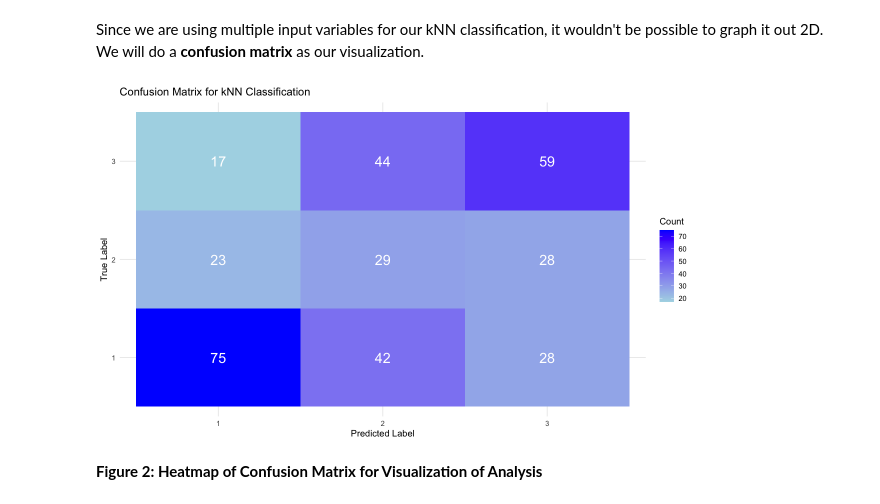
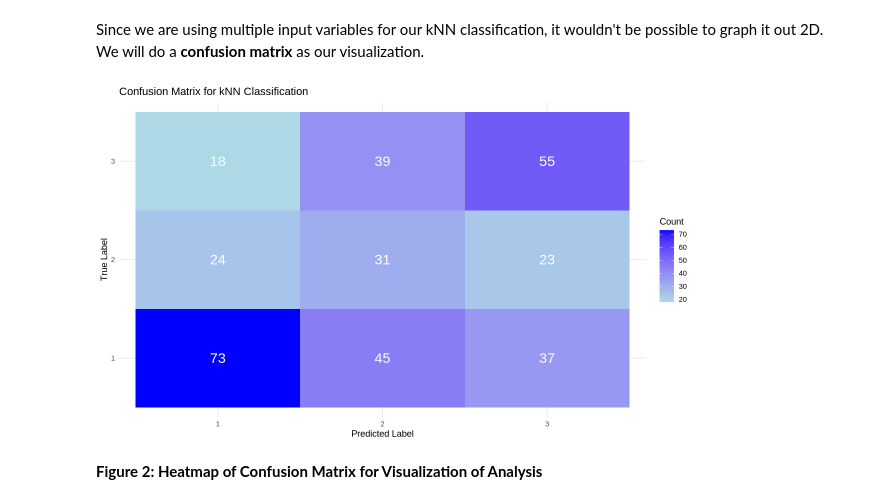
Before and after one commit to DSCI-310-2025/dsci-310-group-05, a Jupyter notebook: Car_Evaluation_Analysis.ipynb, the cells around one changed output. Saved outputs shown, nothing was run; the diff lists cells and outputs as text; code cells hidden in the pictures.

```diff
--- a/Car_Evaluation_Analysis.ipynb
+++ b/Car_Evaluation_Analysis.ipynb
@@ -356,25 +357,25 @@ Since we are using multiple input variables for our kNN classification, it would
 # %%
 # Generate the confusion matrix to evaluate model performance
 # This compares the predicted labels (final_knn) with the actual test labels (test_y)
-conf_matrix <- confusionMatrix(final_knn, test_y)
+conf_matrix <- confusionMatrix(predictions, test_y)
 
 # Convert confusion matrix into a tidy format for plotting
 # The confusionMatrix function stores results in a table format, so we extract and reformat it
 conf_matrix_df <- as.data.frame(conf_matrix$table)
 
 # Rename columns for clarity (matching true and predicted values)
 colnames(conf_matrix_df) <- c("True_Label", "Predicted_Label", "Count")
 
 # Plot a heatmap to visualize classification performance
 ggplot(conf_matrix_df, aes(x = Predicted_Label, y = True_Label, fill = Count)) +
   geom_tile() +  # Creates a grid-based heatmap
   geom_text(aes(label = Count), color = "white", size = 6) +  # Add count values to each cell
   scale_fill_gradient(low = "lightblue", high = "blue") +  # Use a color gradient for better visualization
   labs(title = "Confusion Matrix for kNN Classification",
        x = "Predicted Label", y = "True Label", fill = "Count") +  # Customize labels
   theme_minimal()  # Apply a clean, minimal theme
 # %% [output]
-[figure, old version]
+[figure, new version]
 # %% [markdown]
 **Figure 2: Heatmap of Confusion Matrix for Visualization of Analysis**
 # %% [markdown]
```
Also changed, not shown: parts of 1 cell of this notebook, 1 other file.
